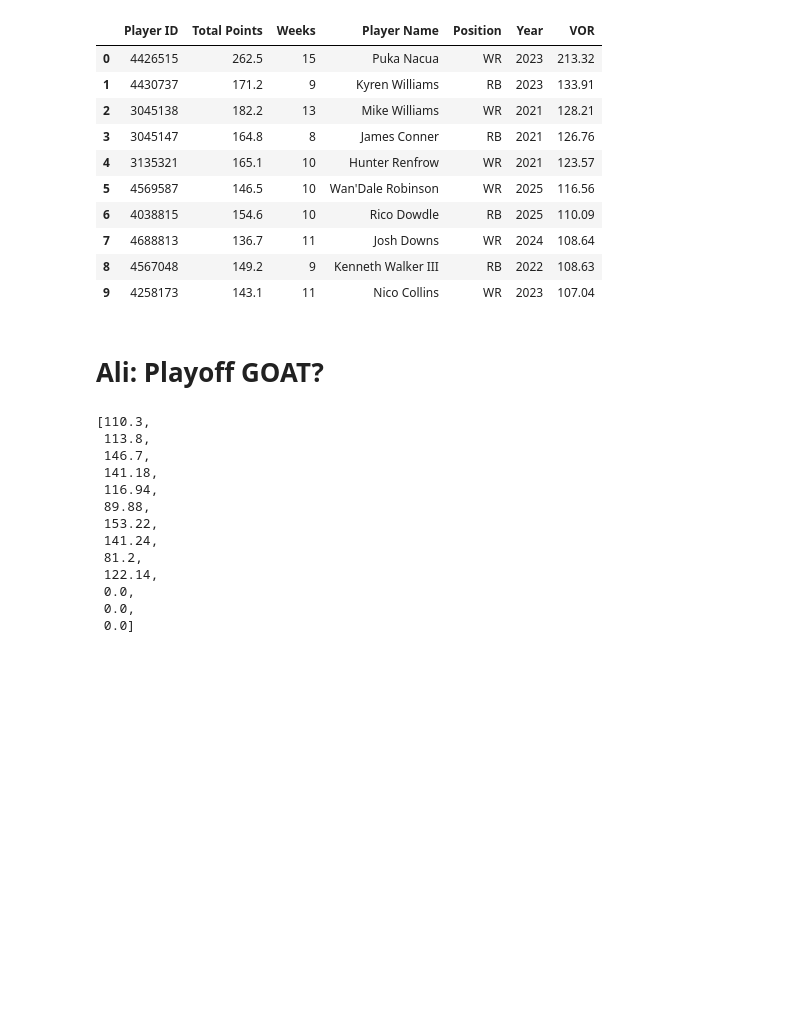
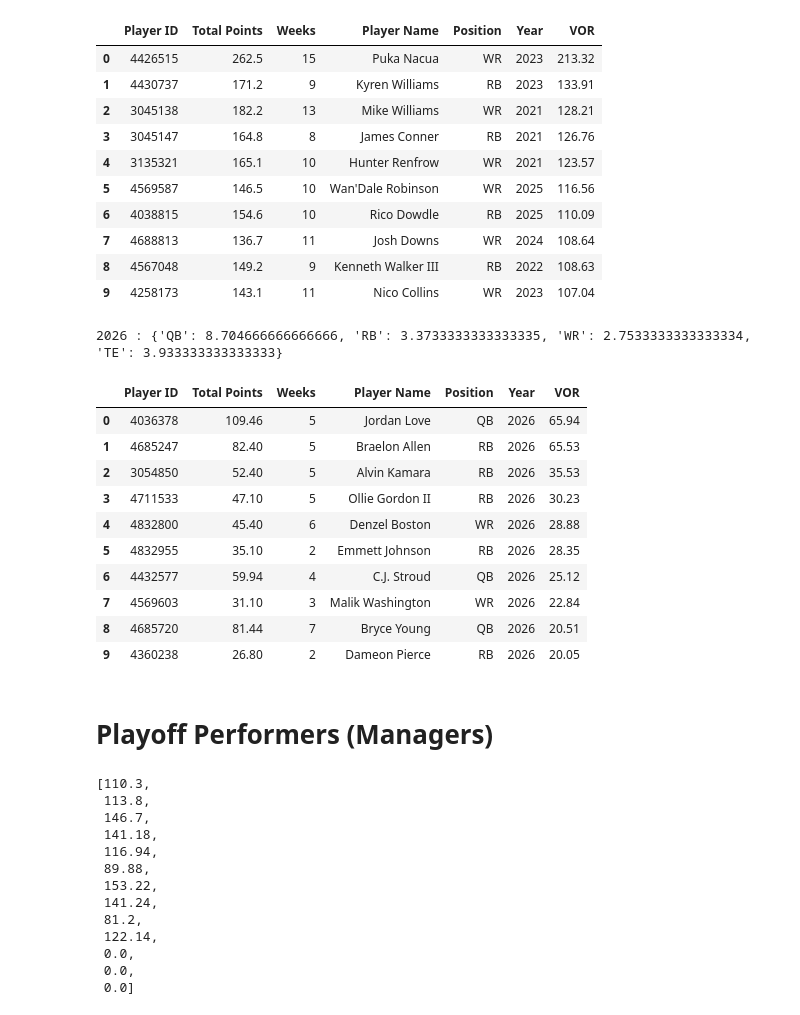
Before and after one commit to garretalden/ff-dashboard, a Jupyter notebook: notebooks/Hagerstown.ipynb, the cells around one changed output. Drawn from its saved outputs; the diff is of its cells as text; code cells hidden in the pictures; blank space fills up the shorter version.

```diff
--- a/notebooks/Hagerstown.ipynb
+++ b/notebooks/Hagerstown.ipynb
@@ -396,8 +396,27 @@ all_waivers_df.head(10)
 | 7 | 4688813 | 136.7 | 11 | Josh Downs | WR | 2024 | 108.64 |
 | 8 | 4567048 | 149.2 | 9 | Kenneth Walker III | RB | 2022 | 108.63 |
 | 9 | 4258173 | 143.1 | 11 | Nico Collins | WR | 2023 | 107.04 |
+# %%
+# Top waiver adds 2026
+
+waivers_2026 = top_waiver_adds(2026)
+waivers_2026 = waivers_2026.sort_values(by=['VOR'], ascending=False).reset_index(drop=True)
+waivers_2026.head(10)
+# %% [output]
+2026 : {'QB': 8.704666666666666, 'RB': 3.3733333333333335, 'WR': 2.7533333333333334, 'TE': 3.933333333333333}
+|  | Player ID | Total Points | Weeks | Player Name | Position | Year | VOR |
+| 0 | 4036378 | 109.46 | 5 | Jordan Love | QB | 2026 | 65.94 |
+| 1 | 4685247 | 82.40 | 5 | Braelon Allen | RB | 2026 | 65.53 |
+| 2 | 3054850 | 52.40 | 5 | Alvin Kamara | RB | 2026 | 35.53 |
+| 3 | 4711533 | 47.10 | 5 | Ollie Gordon II | RB | 2026 | 30.23 |
+| 4 | 4832800 | 45.40 | 6 | Denzel Boston | WR | 2026 | 28.88 |
+| 5 | 4832955 | 35.10 | 2 | Emmett Johnson | RB | 2026 | 28.35 |
+| 6 | 4432577 | 59.94 | 4 | C.J. Stroud | QB | 2026 | 25.12 |
+| 7 | 4569603 | 31.10 | 3 | Malik Washington | WR | 2026 | 22.84 |
+| 8 | 4685720 | 81.44 | 7 | Bryce Young | QB | 2026 | 20.51 |
+| 9 | 4360238 | 26.80 | 2 | Dameon Pierce | RB | 2026 | 20.05 |
 # %% [markdown]
-# Ali: Playoff GOAT?
+# Playoff Performers (Managers)
 # %%
 league.teams[4].scores
 # %% [output]
```
